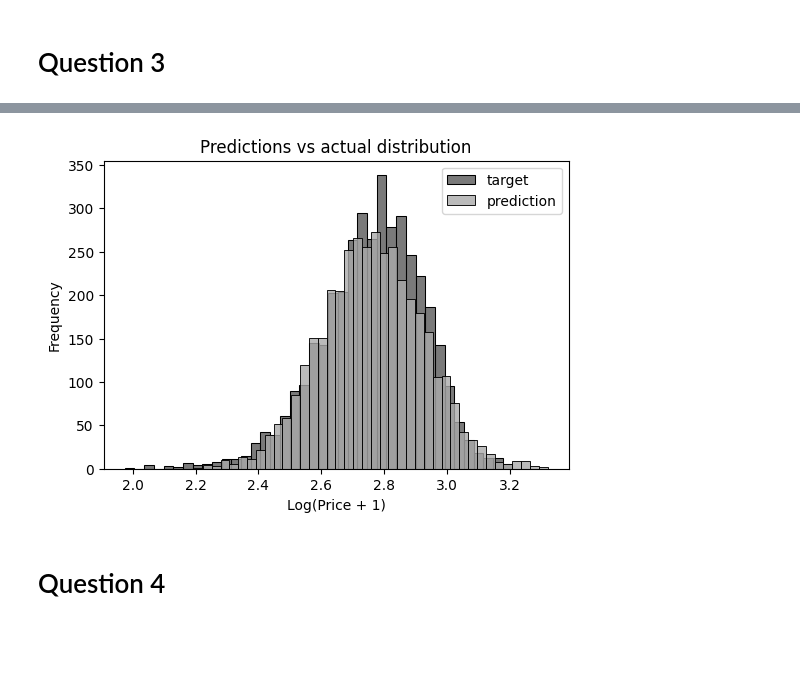
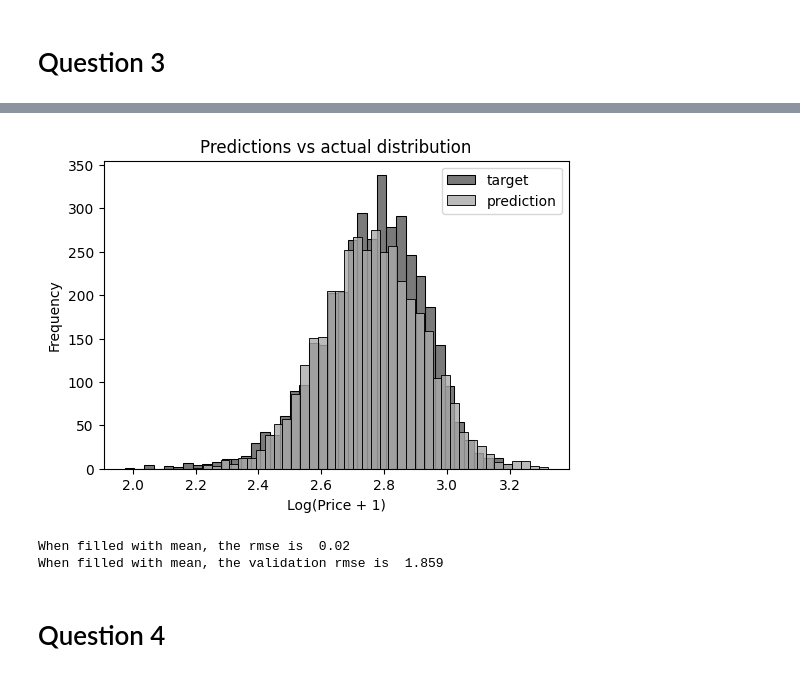
Before and after one commit to Ismailabdulraheem/Machine-Learning, a Jupyter notebook: 02-regression/Regression.ipynb, the cells around one changed output, grey strips where cells are left out. Cells and saved outputs as stored; diff of their text form; code cells hidden in the pictures; blank space fills up the shorter version.

```diff
--- a/02-regression/Regression.ipynb
+++ b/02-regression/Regression.ipynb
@@ -86,6 +86,7 @@ def train_linear_regression(X, y):
     return w[0], w[1:]
 # %%
 y_train = np.log1p(df_train.fuel_efficiency_mpg.values)
+y_val = np.log1p(df_val.fuel_efficiency_mpg.values)
 # %%
 base = ['engine_displacement','horsepower','vehicle_weight','model_year','fuel_efficiency_mpg']
 # %%
@@ -97,22 +133,44 @@ def prepare_X(df):
 # %%
-X_train = prepare_X(df_train)
+# fill with mean
+def prepare_X2(df):
+    df_num = df[base]
+    df_num = df_num.fillna(df['horsepower'].mean())
+    X = df_num.values
+    return X
+
+X_train = prepare_X2(df_train)
 w_0, w = train_linear_regression(X_train, y_train)
 y_pred = w_0 + X_train.dot(w)
+
+plt.figure(figsize=(6, 4))
+
+sns.histplot(y_train, label='target', color='#222222', alpha=0.6, bins=40)
+sns.histplot(y_pred, label='prediction', color='#aaaaaa', alpha=0.8, bins=40)
+
+plt.legend()
+
+plt.ylabel('Frequency')
+plt.xlabel('Log(Price + 1)')
+plt.title('Predictions vs actual distribution')
+plt.show()
+
+# rmse
+def rmse(y, y_pred):
+    se = (y - y_pred) ** 2
+    mse = se.mean()
+    return np.sqrt(mse)
+rmse_value = rmse(y_train, y_pred)
+print('When filled with mean, the rmse is ' , round(rmse_value, 3))
+
+# data validation
+X_val = prepare_X2(df_val)
+y_pred = w0 + X_val.dot(w)
+rmse_val = rmse(y_val, y_pred)
+print('When filled with mean, the validation rmse is ' , round(rmse_val, 3))
+# %% [output]
+[figure, added]
+When filled with mean, the rmse is  0.02
+When filled with mean, the validation rmse is  1.859
-# %%
-plt.figure(figsize=(6, 4))
-
-sns.histplot(y_train, label='target', color='#222222', alpha=0.6, bins=40)
-sns.histplot(y_pred, label='prediction', color='#aaaaaa', alpha=0.8, bins=40)
-
-plt.legend()
-
-plt.ylabel('Frequency')
-plt.xlabel('Log(Price + 1)')
-plt.title('Predictions vs actual distribution')
-
-plt.show()
-# %% [output]
-[figure, removed]
 # %% [markdown]
 # Question 4
 # %% [markdown]
```
Also changed, not shown: parts of 1 cell of this notebook.
